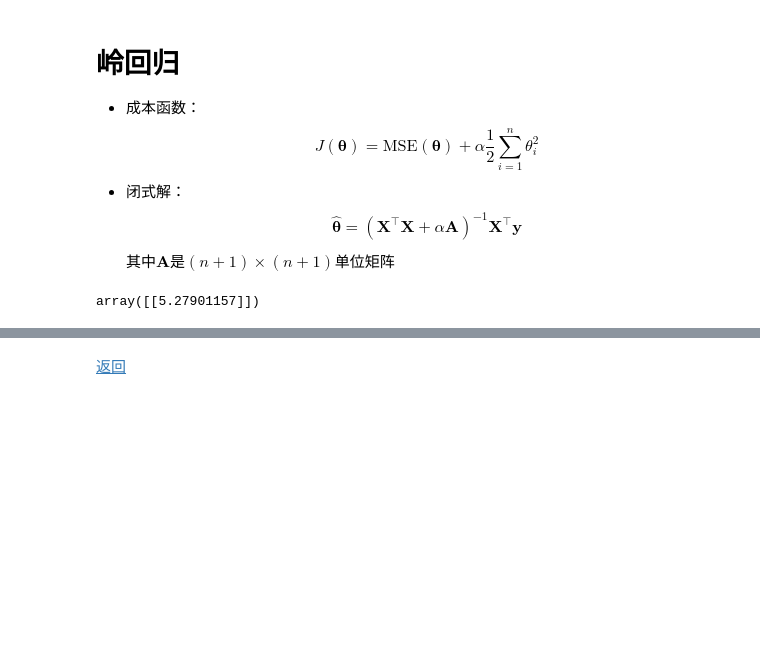
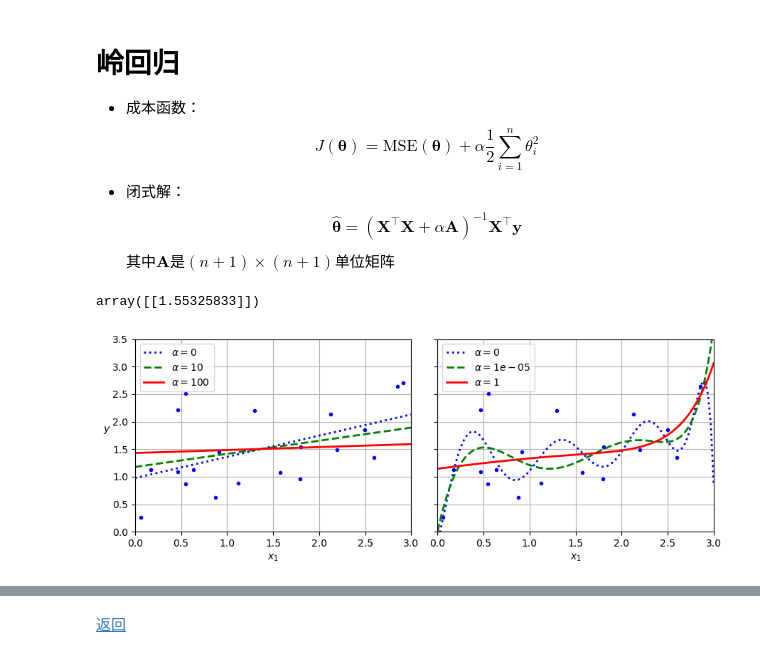
Before and after one commit to KChenDu/MLNote, a Jupyter notebook: basics/ridge.ipynb, the cells around one changed output, grey strips where cells are left out. Saved outputs shown, nothing was run; the diff lists cells and outputs as text; code cells hidden in the pictures; blank space fills up the shorter version.

```diff
--- a/basics/ridge.ipynb
+++ b/basics/ridge.ipynb
@@ -7,20 +7,74 @@
     其中$\mathbf A$是$(n + 1) \times (n + 1)$单位矩阵
 # %%
 import numpy as np
+import matplotlib.pyplot as plt
 
+from pathlib import Path
 from sklearn.linear_model import Ridge
+from sklearn.linear_model import LinearRegression
+from sklearn.pipeline import make_pipeline
+from sklearn.preprocessing import PolynomialFeatures
+from sklearn.preprocessing import StandardScaler
 from sklearn.linear_model import SGDRegressor
 
 
-m = 100
-X = 6 * np.random.rand(m, 1) - 3
-y = 0.5 * X ** 2 + X + 2 + np.random.randn(m, 1)
+IMAGES_PATH = Path() / "images" / "training_linear_models"
+IMAGES_PATH.mkdir(parents=True, exist_ok=True)
+
+
+def save_fig(fig_id, tight_layout=True, fig_extension="png", resolution=300):
+    path = IMAGES_PATH / f"{fig_id}.{fig_extension}"
+    if tight_layout:
+        plt.tight_layout()
+    plt.savefig(path, format=fig_extension, dpi=resolution)
+
+
+np.random.seed(42)
+m = 20
+X = 3 * np.random.rand(m, 1)
+y = 1 + 0.5 * X + np.random.randn(m, 1) / 1.5
+X_new = np.linspace(0, 3, 100).reshape(100, 1)
 
 ridge_reg = Ridge(alpha=0.1, solver="cholesky")
 ridge_reg.fit(X, y)
 ridge_reg.predict([[1.5]])
 # %% [output]
-array([[5.27901157]])
+array([[1.55325833]])
+# %%
+# extra code – this cell generates and saves Figure 4–17
+
+def plot_model(model_class, polynomial, alphas, **model_kwargs):
+    plt.plot(X, y, "b.", linewidth=3)
+    for alpha, style in zip(alphas, ("b:", "g--", "r-")):
+        if alpha > 0:
+            model = model_class(alpha, **model_kwargs)
+        else:
+            model = LinearRegression()
+        if polynomial:
+            model = make_pipeline(
+                PolynomialFeatures(degree=10, include_bias=False),
+                StandardScaler(),
+                model)
+        model.fit(X, y)
+        y_new_regul = model.predict(X_new)
+        plt.plot(X_new, y_new_regul, style, linewidth=2,
+                 label=fr"$\alpha = {alpha}$")
+    plt.legend(loc="upper left")
+    plt.xlabel("$x_1$")
+    plt.axis([0, 3, 0, 3.5])
+    plt.grid()
+
+plt.figure(figsize=(9, 3.5))
+plt.subplot(121)
+plot_model(Ridge, polynomial=False, alphas=(0, 10, 100), random_state=42)
+plt.ylabel("$y$  ", rotation=0)
+plt.subplot(122)
+plot_model(Ridge, polynomial=True, alphas=(0, 10**-5, 1), random_state=42)
+plt.gca().axes.yaxis.set_ticklabels([])
+save_fig("ridge_regression_plot")
+plt.show()
+# %% [output]
+[figure, added]
 # %%
 sgd_reg = SGDRegressor(penalty="l2", alpha=0.1 / m, tol=None, max_iter=1000, eta0=0.01, random_state=42)
 sgd_reg.fit(X, y.ravel()) # y.ravel() because fit() expects 1D targets
```
Also changed, not shown: parts of 1 cell of this notebook, 7 other files.
